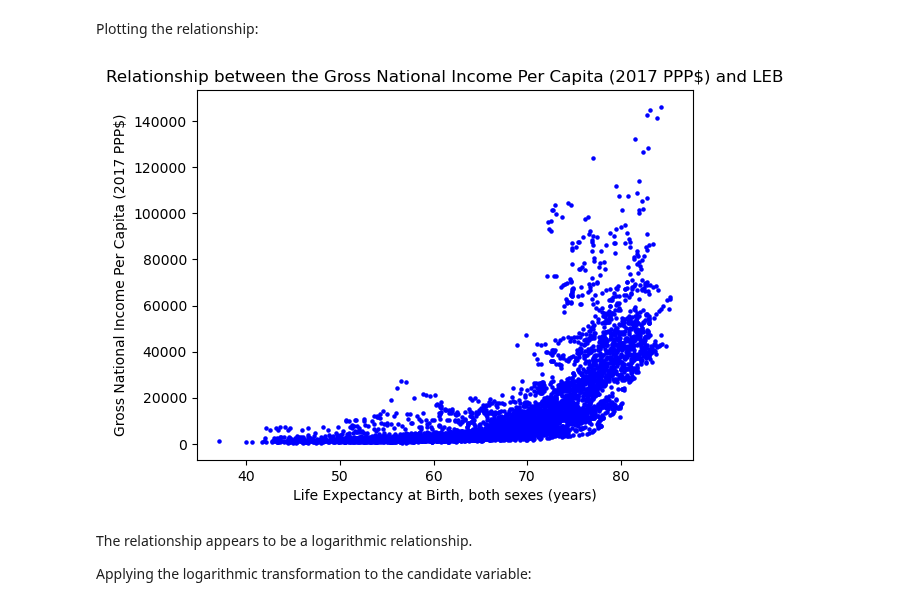
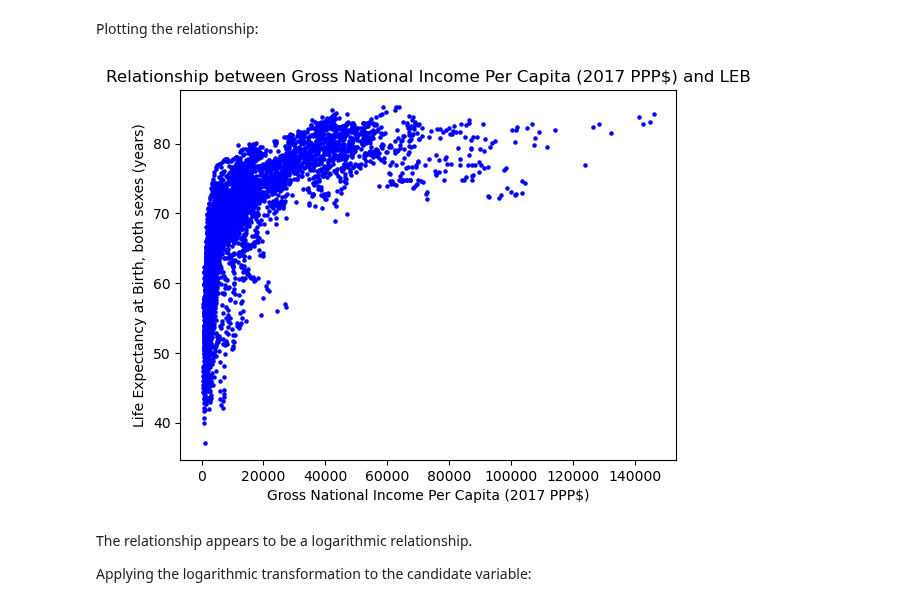
Before and after one commit to GiacomoGuidotto/DAT565, a Jupyter notebook: assignment-4/assignment-4.ipynb, the cells around one changed output. Saved outputs shown, nothing was run; the diff lists cells and outputs as text; code cells hidden in the pictures.

Commit message:
feat: add problem 4 model

```diff
--- a/assignment-4/assignment-4.ipynb
+++ b/assignment-4/assignment-4.ipynb
@@ -133,13 +133,15 @@ Plotting the relationship:
 # %%
 second_candidate_variables = 'Gross National Income Per Capita (2017 PPP$)'
 
-plt.scatter(data_train[target_variable], data_train[second_candidate_variables], color='blue', s=5)
-plt.title('Relationship between the Gross National Income Per Capita (2017 PPP$) and LEB')
-plt.xlabel(target_variable)
-plt.ylabel(second_candidate_variables)
+plt.scatter(data_train[second_candidate_variables], data_train[target_variable], color='blue', s=5)
+plt.title('Relationship between Gross National Income Per Capita (2017 PPP$) and LEB')
+plt.xlabel(second_candidate_variables)
+plt.ylabel(target_variable)
+
+plt.savefig("scatter_plot_nonlinear_mono_model.png")
 plt.show()
 # %% [output]
-[figure, old version]
+[figure, new version]
 # %% [markdown]
 The relationship appears to be a logarithmic relationship.
 
```
Also changed, not shown: parts of 7 cells of this notebook, 2 other files.
